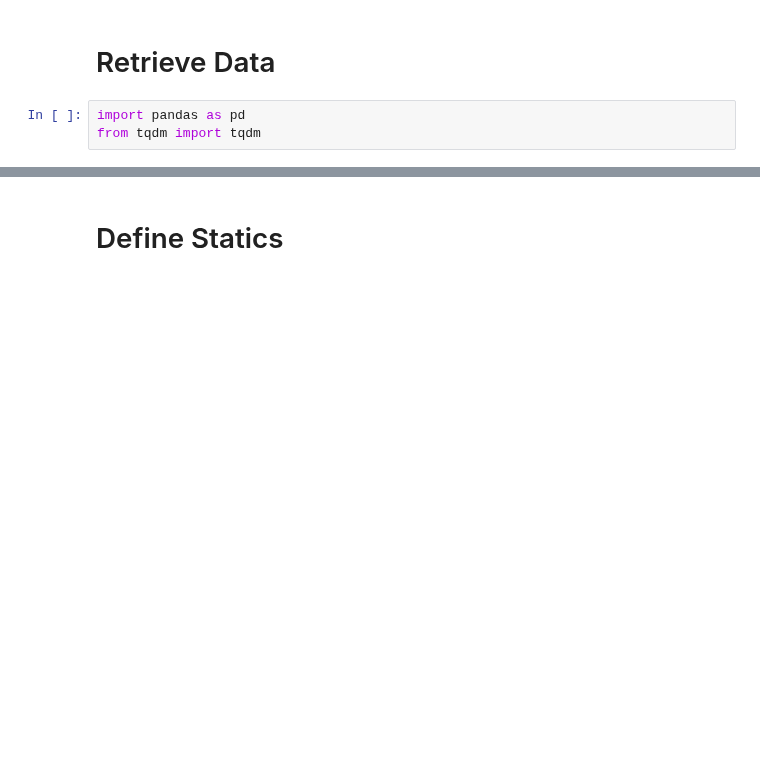
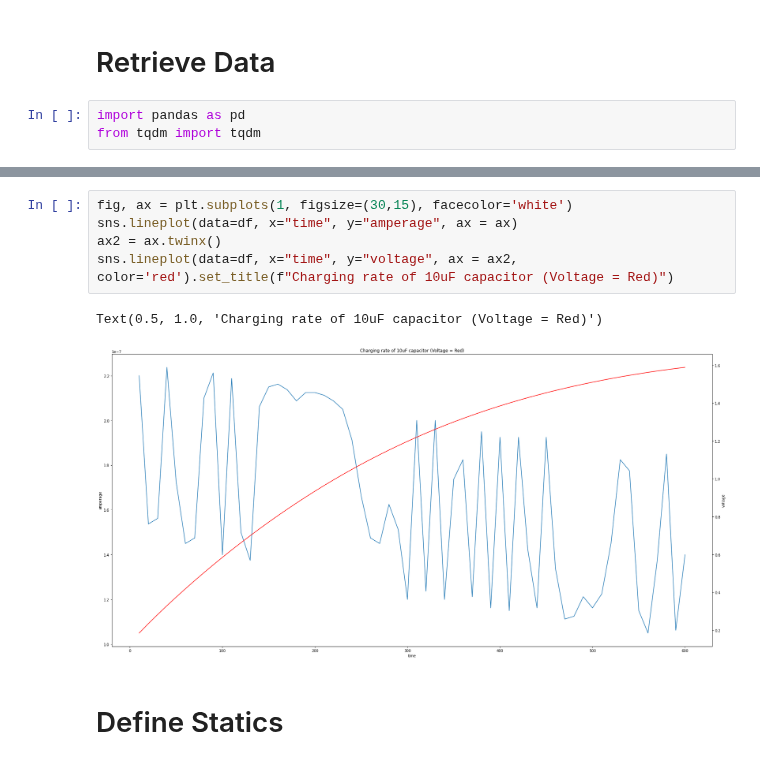
Before and after one commit to darkmatter2222/Nuclear-Battery, a Jupyter notebook: measurement_techniques/analiyze_measurements/single_cell_performance_testing.ipynb, the cells around one changed output, grey strips where cells are left out. Cells and saved outputs as stored; diff of their text form; blank space fills up the shorter version.

```diff
--- a/measurement_techniques/analiyze_measurements/single_cell_performance_testing.ipynb
+++ b/measurement_techniques/analiyze_measurements/single_cell_performance_testing.ipynb
@@ -58,3 +61,11 @@ memory usage: 3.1+ MB
+# %%
+fig, ax = plt.subplots(1, figsize=(30,15), facecolor='white')
+sns.lineplot(data=df, x="time", y="amperage", ax = ax)
+ax2 = ax.twinx()
+sns.lineplot(data=df, x="time", y="voltage", ax = ax2, color='red').set_title(f"Charging rate of 10uF capacitor (Voltage = Red)")
+# %% [output]
+Text(0.5, 1.0, 'Charging rate of 10uF capacitor (Voltage = Red)')
+[figure, added]
 # %% [markdown]
 # Define Statics
 # %%
```
Also changed, not shown: parts of 8 cells of this notebook.
